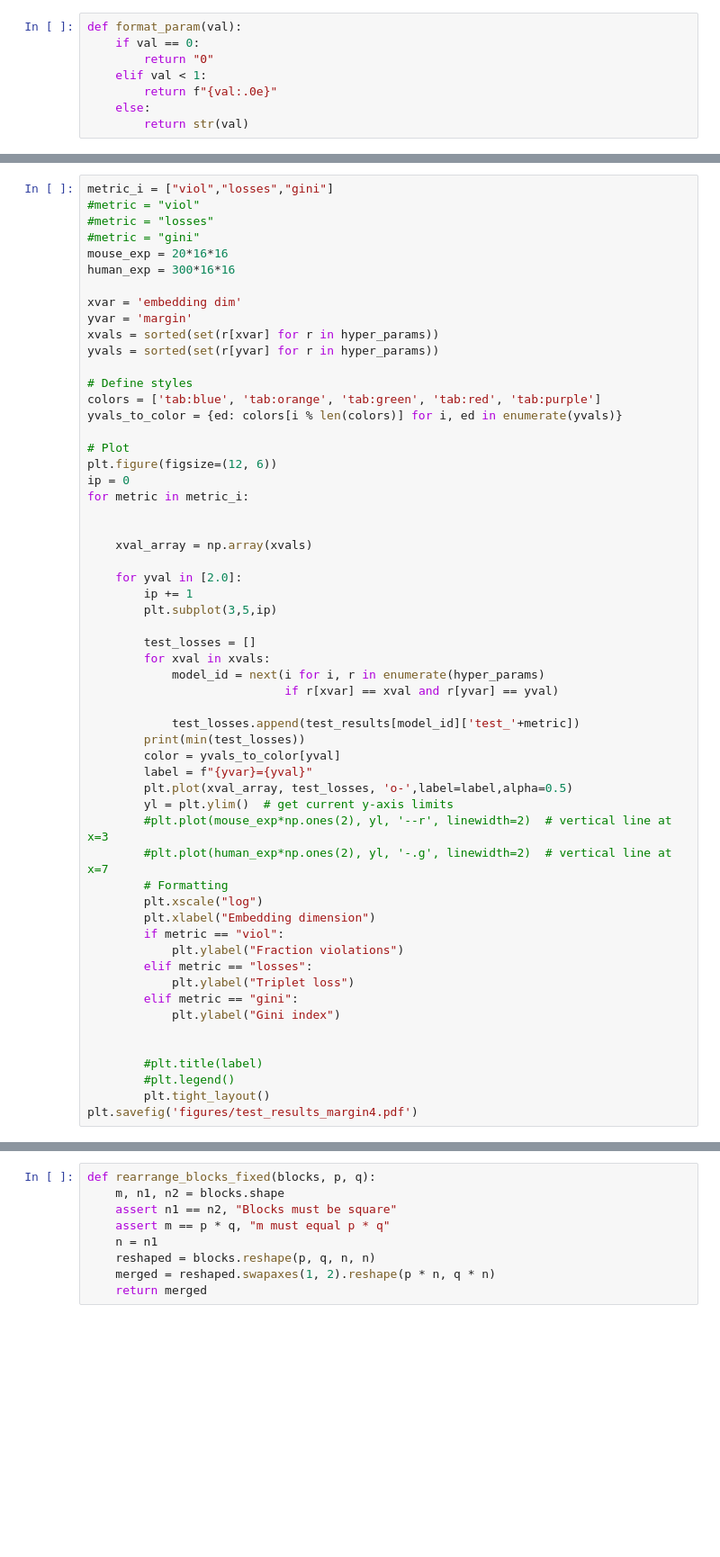
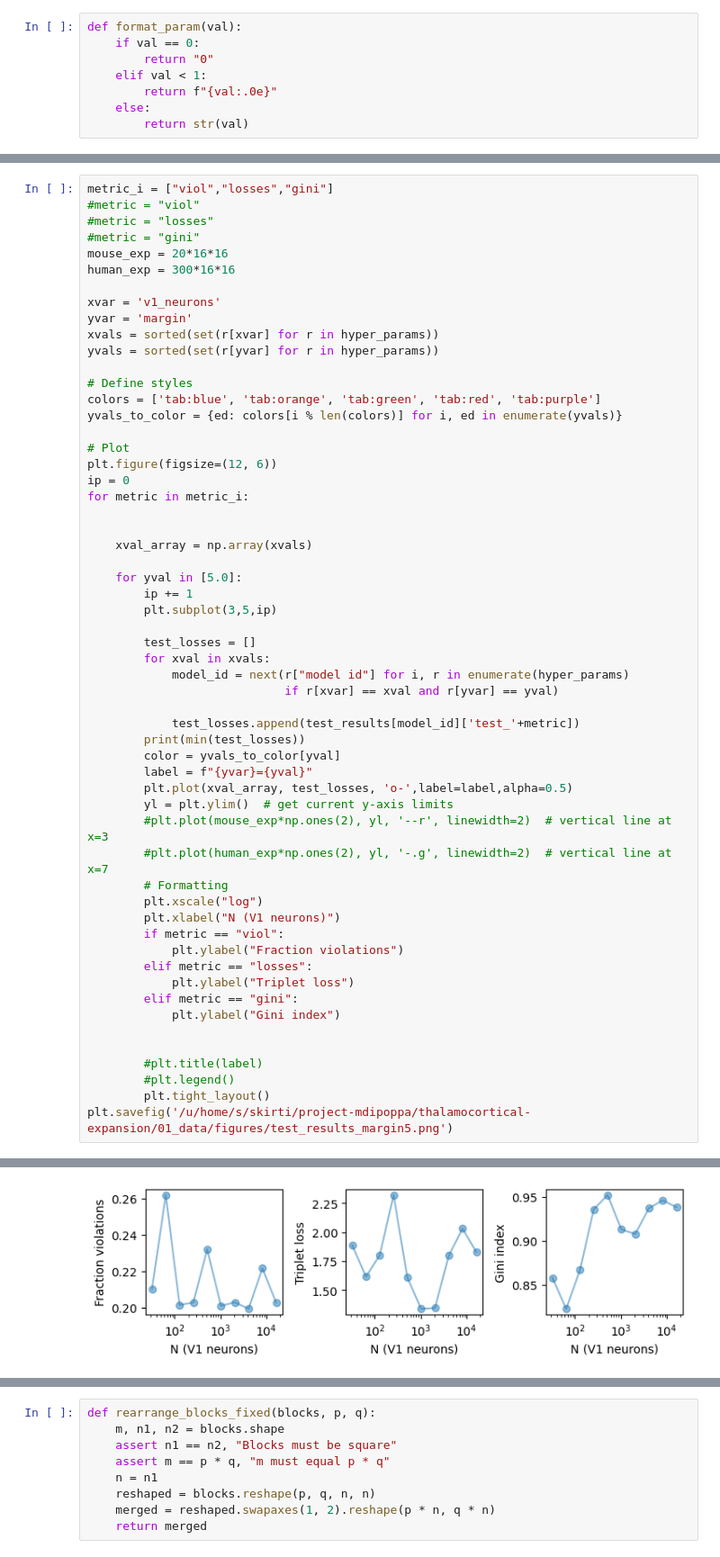
Before and after one commit to MarioDipoppa/thalamocortical_powerlaw, a Jupyter notebook: linear_class_triplet.ipynb, the cells around one changed output, grey strips where cells are left out. Shown at 90% size. Cells and saved outputs as stored; diff of their text form; blank space fills up the shorter version.

```diff
--- a/linear_class_triplet.ipynb
+++ b/linear_class_triplet.ipynb
@@ -777,7 +876,7 @@ metric_i = ["viol","losses","gini"]
 mouse_exp = 20*16*16
 human_exp = 300*16*16
 
-xvar = 'embedding dim'
+xvar = 'v1_neurons'
 yvar = 'margin'
 xvals = sorted(set(r[xvar] for r in hyper_params))
 yvals = sorted(set(r[yvar] for r in hyper_params))
@@ -794,13 +893,13 @@ for metric in metric_i:
 
     xval_array = np.array(xvals)
 
-    for yval in [2.0]:
+    for yval in [5.0]:
         ip += 1
         plt.subplot(3,5,ip)
 
         test_losses = []
         for xval in xvals:
-            model_id = next(i for i, r in enumerate(hyper_params)
+            model_id = next(r["model id"] for i, r in enumerate(hyper_params)
                             if r[xvar] == xval and r[yvar] == yval)
 
             test_losses.append(test_results[model_id]['test_'+metric])
@@ -813,7 +912,7 @@ for metric in metric_i:
         #plt.plot(human_exp*np.ones(2), yl, '-.g', linewidth=2)  # vertical line at x=7
         # Formatting
         plt.xscale("log")
-        plt.xlabel("Embedding dimension")
+        plt.xlabel("N (V1 neurons)")
         if metric == "viol":
             plt.ylabel("Fraction violations")
         elif metric == "losses":
@@ -825,4 +924,5 @@ for metric in metric_i:
         #plt.title(label)
         #plt.legend()
         plt.tight_layout()
-plt.savefig('figures/test_results_margin4.pdf')
+plt.savefig('/u/home/s/skirti/project-mdipoppa/thalamocortical-expansion/01_data/figures/test_results_margin5.png')
+# %% [output]
@@ -829,3 +932,4 @@ plt.savefig('figures/test_results_margin4.pdf')
+[figure, added]
 # %%
 metric_i = ["viol","losses","gini"]
 #metric = "viol"
```
Also changed, not shown: parts of 30 cells of this notebook, 5 other files.
